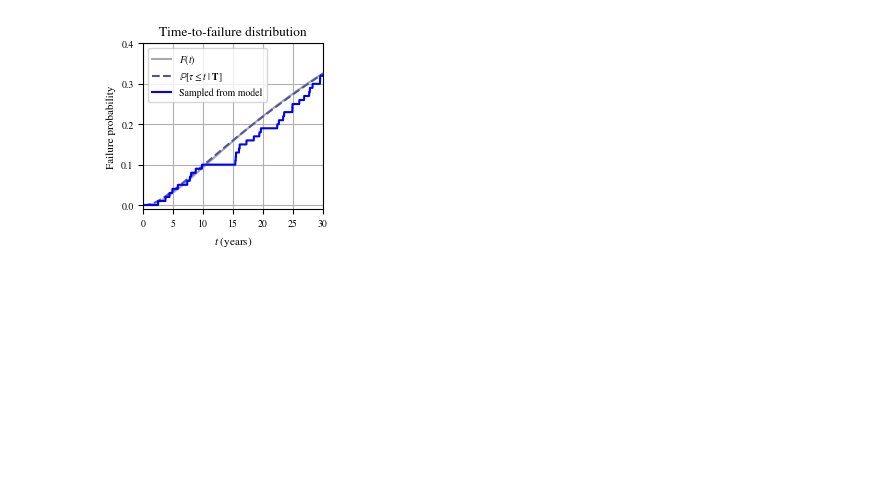
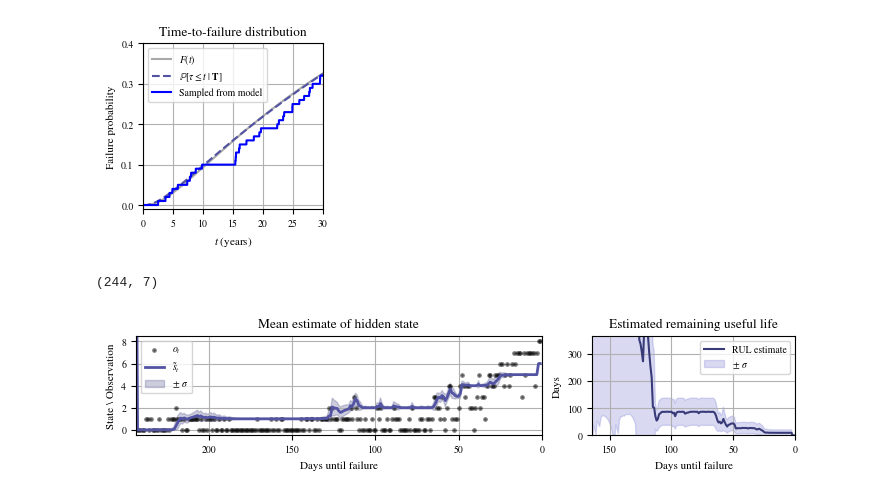
Before and after one commit to tobias-heinzle/CodeRepoTorque2026, a Jupyter notebook: joint_inference.ipynb, the cells around one changed output. Saved outputs shown, nothing was run; the diff lists cells and outputs as text; code cells hidden in the pictures; blank space fills up the shorter version.

```diff
--- a/joint_inference.ipynb
+++ b/joint_inference.ipynb
@@ -777,0 +806,78 @@ plt.show()
+# %%
+from baum_welch_jax import forward_backward
+from tqdm import trange
+
+range_start = 80
+
+mu_uniform = jnp.ones(n) / n
+test_seq = observation_sequences[10]
+
+gamma = [jnp.ones(n) / n]
+for k in trange(2 + range_start, 325):
+    gamma.append(forward_backward(test_seq[:k], generation_hmm.replace_mu(mu_uniform))[0][-1])
+# %%
+gamma = jnp.exp(jnp.array(gamma))
+print(gamma.shape)
+
+n_horizon = 100000
+_, arrival_distr = jax.vmap(lambda _mu: final_state_arrival_from_mu(generation_hmm.T, _mu, n_horizon))(gamma)
+# %% [output]
+(244, 7)
+# %%
+t_range = jnp.arange(range_start, 324)
+
+fig, ax = plt.subplots(1, 2, figsize=(7, 1.6), gridspec_kw={'width_ratios': [2, 1]}, constrained_layout=True)
+
+mean_state_estimate = gamma @ jnp.arange(n) # jnp.sum(jnp.arange(n)[None, ...] * jnp.exp(gamma), axis=1)
+std_state_estimate = jnp.sqrt(
+    jnp.array(
+        [gamma[i] @ (jnp.arange(n) - mean_state_estimate[i])**2
+         for i in range(324 - range_start)]
+         ))
+
+
+ax[0].scatter(t_range,test_seq[range_start:], label='$o_t$', linewidth=2.0, s= 2.0, color='black', alpha=0.5, zorder=2)#cmap.colors[3])
+ax[0].plot(t_range, mean_state_estimate, color=cmap.colors[1], label='$\\tilde{s}_t$', linewidth=2.0)
+ax[0].fill_between(
+    t_range,
+    [max(0, v) for v in mean_state_estimate - std_state_estimate],
+    mean_state_estimate + std_state_estimate,
+    color=cmap.colors[0],
+    alpha=0.25,
+    label='$\\pm ~ \\sigma$')
+ax[0].set_title('Mean estimate of hidden state')
+ax[0].set_xticks(324 - jnp.array([300, 200, 150, 100, 50, 0]), jnp.array([300, 200, 150, 100, 50, 0]))
+# ax[0].set_xticks(324 - jnp.array([300, 200, 100, 0]), jnp.array([300, 200, 100, 0]))
+ax[0].legend()
+ax[0].set_xlabel('Days until failure')
+ax[0].set_ylabel('State \\ Observation')
+ax[0].set_xlim(range_start, 324)
+ax[0].set_ylim(-0.5, 8.5)
+ax[0].grid()
+
+arrival_masses = jnp.diff(arrival_distr, axis=1)
+x_i =  jnp.arange(n_horizon - 1)
+failure_estimate = arrival_masses @ x_i
+failure_std = jnp.sqrt(jnp.array([arrival_masses[i] @ (x_i - failure_estimate[i])**2 for i in range(324 - range_start)]))
+
+ax[1].plot(t_range, failure_estimate, color=cmap.colors[0], label='RUL estimate')
+ax[1].fill_between(
+    t_range,
+    failure_estimate - failure_std,
+    failure_estimate + failure_std,
+    color=cmap.colors[2],
+    alpha=0.25,
+    label='$\\pm ~ \\sigma$')
+ax[1].set_ylim(0.0, 365)
+ax[1].set_xticks(324 - jnp.array([300, 200, 150, 100, 50, 0]), jnp.array([300, 200, 150, 100, 50, 0]))
+ax[1].set_xlim(160, 324)
+ax[1].legend()
+ax[1].set_title('Estimated remaining useful life')
+ax[1].set_xlabel('Days until failure')
+ax[1].set_ylabel('Days')
+ax[1].grid()
+
+plt.savefig('plots/diagnostics_applications.pdf', bbox_inches='tight')
+plt.show()
+# %% [output]
+[figure, added]
```
Also changed, not shown: parts of 5 cells of this notebook, 1 other file.
